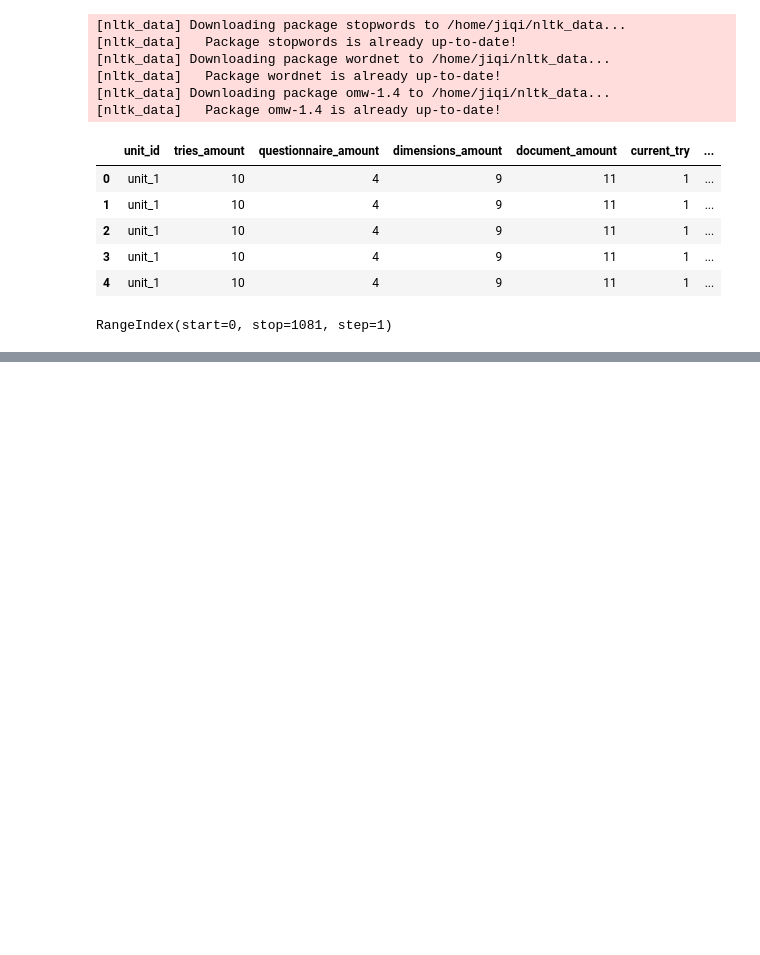
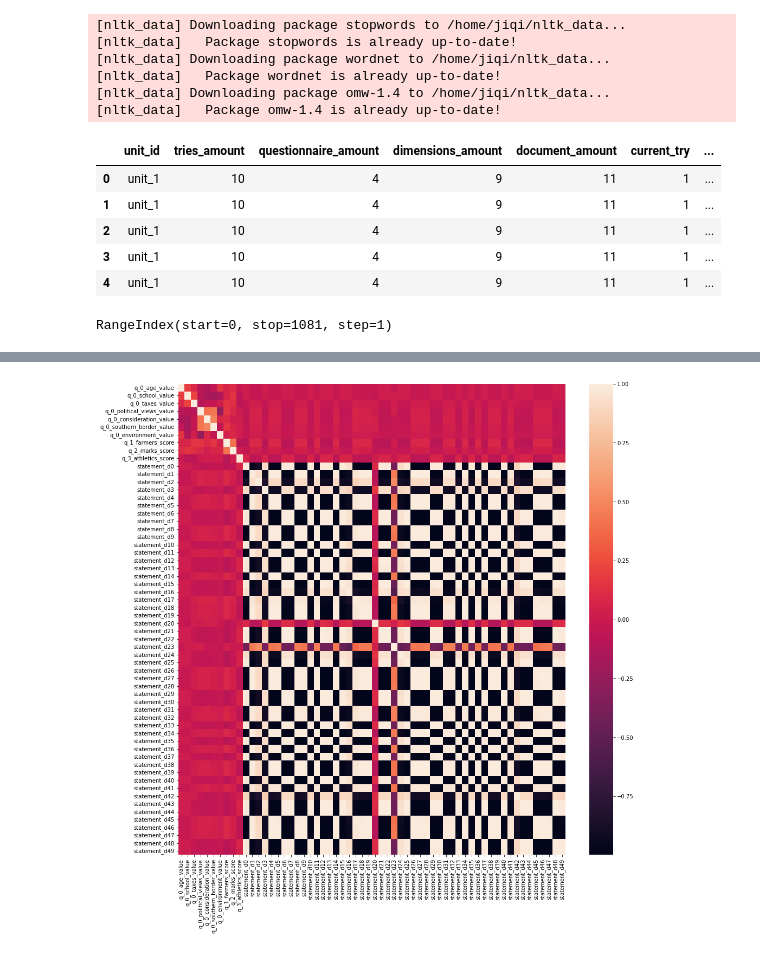
Before and after one commit to EyeofBeholder-NLeSC/play-around-sample-set, a Jupyter notebook: notebooks/IPM_feature_selection.ipynb, the cells around one changed output, grey strips where cells are left out. Drawn from its saved outputs; the diff is of its cells as text; code cells hidden in the pictures; blank space fills up the shorter version.

```diff
--- a/notebooks/IPM_feature_selection.ipynb
+++ b/notebooks/IPM_feature_selection.ipynb
@@ -120,0 +131,7 @@ Name: doc_ground_truth_value, Length: 1081, dtype: float64
+# %%
+# correlation matrix of the training set
+plt.figure(figsize=(16, 16))
+sns.heatmap(X_train.corr(), fmt=".2f")
+plt.show()
+# %% [output]
+[figure, added]
```
Also changed, not shown: parts of 5 cells of this notebook.
